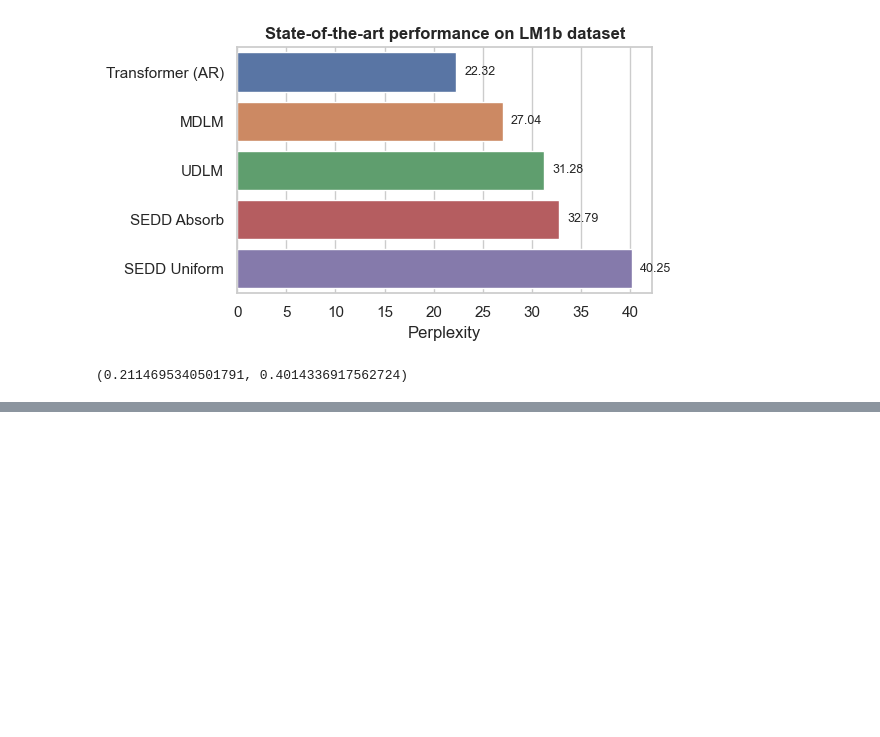
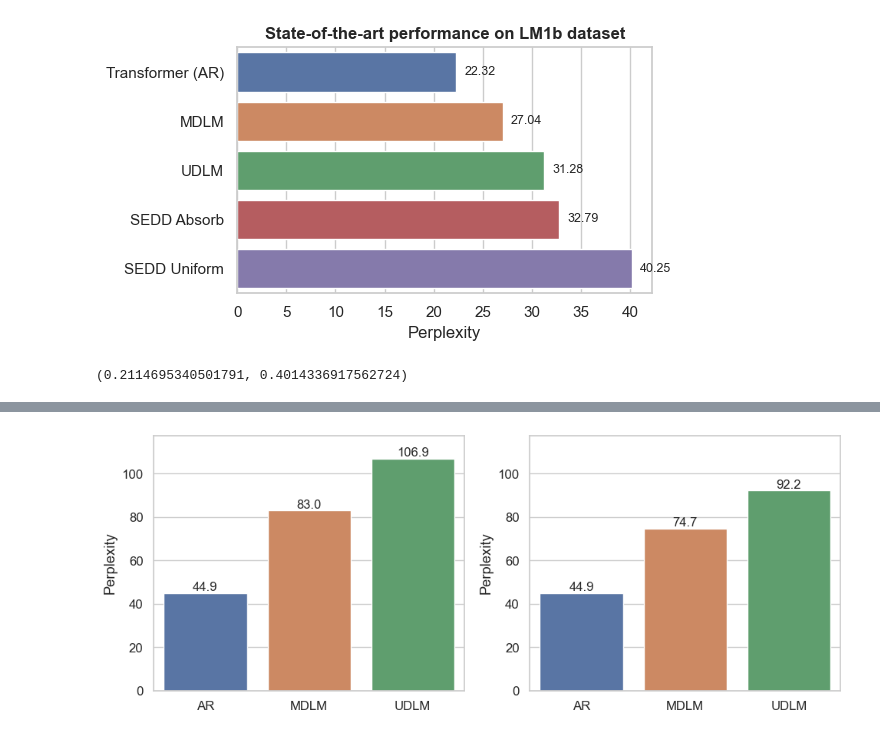
Before and after one commit to denaxen/discrete-diffusion-guidance, a Jupyter notebook: presentation/plots.ipynb, the cells around one changed output, grey strips where cells are left out. Drawn from its saved outputs; the diff is of its cells as text; code cells hidden in the pictures; blank space fills up the shorter version.

```diff
--- a/presentation/plots.ipynb
+++ b/presentation/plots.ipynb
@@ -553,0 +591,58 @@ plt.show()
+# %%
+baseline_records = [("AR", 44.9), ("MDLM", 83.0), ("UDLM", 106.9)]
+best_records      = [("AR", 44.9), ("MDLM", 74.7), ("UDLM", 92.2)]
+
+df_baseline = pd.DataFrame(baseline_records, columns=["Model", "Perplexity"])
+df_best     = pd.DataFrame(best_records,     columns=["Model", "Perplexity"])
+
+# --- Plotting ----------------------------------------------------------------
+sns.set_theme(style="whitegrid", font_scale=1.1)
+
+fig, axes = plt.subplots(1, 2, figsize=(10, 4), sharey=False)
+
+# Common y‑axis limits (5–10 % margin for readability)
+ymin = 0
+ymax = max(df_baseline["Perplexity"].max(), df_best["Perplexity"].max()) * 1.10
+
+# Baseline plot
+sns.barplot(
+    ax=axes[0],
+    data=df_baseline,
+    x="Model",
+    y="Perplexity",
+    hue="Model",
+    dodge=False,
+    # palette="pastel"
+)
+# axes[0].set_title("Baseline")
+axes[0].set_ylim(ymin, ymax)
+axes[0].set_xlabel("")
+# axes[0].get_legend().remove()
+
+# Best‑techniques plot
+sns.barplot(
+    ax=axes[1],
+    data=df_best,
+    x="Model",
+    y="Perplexity",
+    hue="Model",
+    dodge=False,
+    # palette="pastel"
+)
+# axes[1].set_title("After Best Techniques")
+axes[1].set_xlabel("")
+axes[1].set_ylim(ymin, ymax)
+# axes[1].get_legend().remove()
+
+# --- Annotate bars with values ----------------------------------------------
+for ax, frame in zip(axes, [df_baseline, df_best]):
+    for p, (_, row) in zip(ax.patches, frame.iterrows()):
+        value = row["Perplexity"]
+        ax.annotate(f"{value:.1f}",
+                    (p.get_x() + p.get_width() / 2, p.get_height()),
+                    ha="center", va="bottom", fontsize=12)
+
+plt.tight_layout()
+plt.savefig("overall_before_after.png", dpi=300, bbox_inches="tight")
+# %% [output]
+[figure, added]
```
Also changed, not shown: parts of 8 cells of this notebook, 7 other files.
